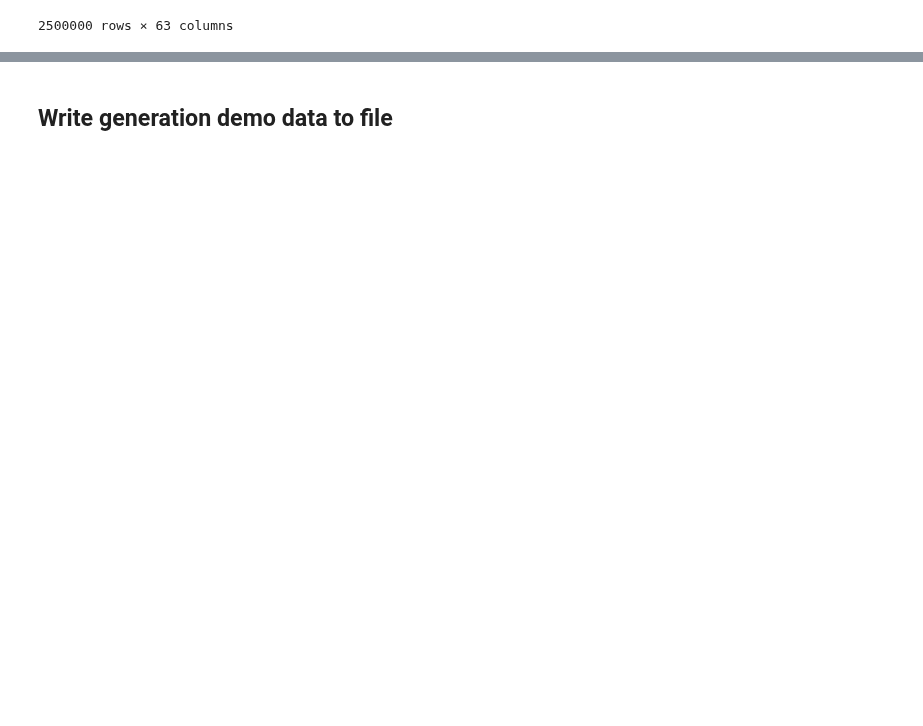
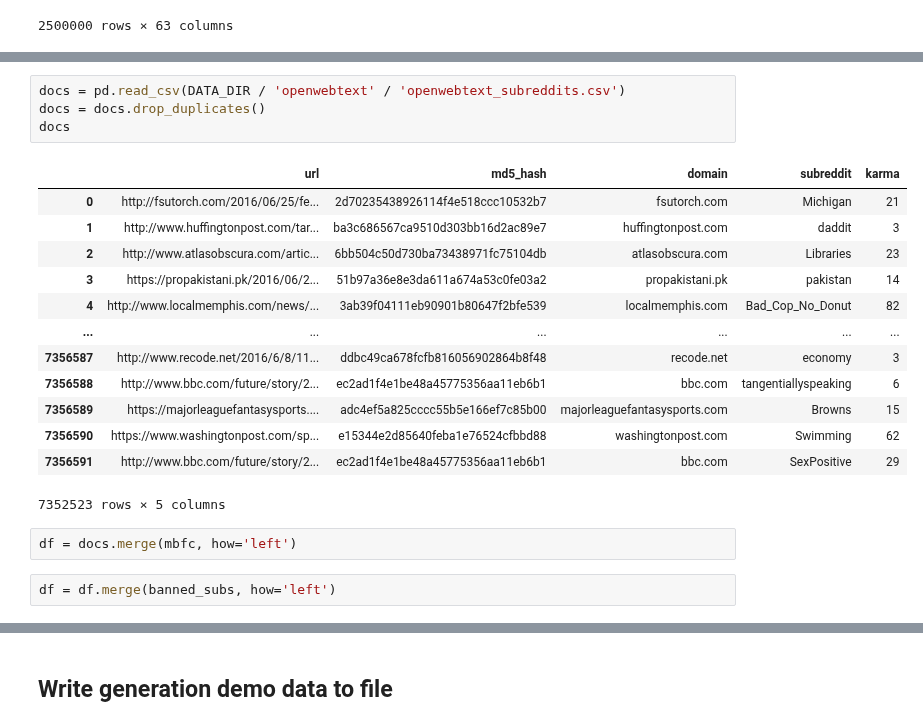
Before and after one commit to allenai/real-toxicity-prompts, a Jupyter notebook: notebooks/prompts.ipynb, the cells around one changed output, grey strips where cells are left out. Drawn from its saved outputs; the diff is of its cells as text; blank space fills up the shorter version.

```diff
--- a/notebooks/prompts.ipynb
+++ b/notebooks/prompts.ipynb
@@ -177,0 +194,22 @@ gpt2[gpt2.prompts.text.str.contains(gpt2_cherries[0])].gpt2.text.tolist()
+# %%
+docs = pd.read_csv(DATA_DIR / 'openwebtext' / 'openwebtext_subreddits.csv')
+docs = docs.drop_duplicates()
+docs
+# %% [output]
+|  | url | md5_hash | domain | subreddit | karma |
+| 0 | http://fsutorch.com/2016/06/25/fe... | 2d70235438926114f4e518ccc10532b7 | fsutorch.com | Michigan | 21 |
+| 1 | http://www.huffingtonpost.com/tar... | ba3c686567ca9510d303bb16d2ac89e7 | huffingtonpost.com | daddit | 3 |
+| 2 | http://www.atlasobscura.com/artic... | 6bb504c50d730ba73438971fc75104db | atlasobscura.com | Libraries | 23 |
+| 3 | https://propakistani.pk/2016/06/2... | 51b97a36e8e3da611a674a53c0fe03a2 | propakistani.pk | pakistan | 14 |
+| 4 | http://www.localmemphis.com/news/... | 3ab39f04111eb90901b80647f2bfe539 | localmemphis.com | Bad_Cop_No_Donut | 82 |
+| ... | ... | ... | ... | ... | ... |
+| 7356587 | http://www.recode.net/2016/6/8/11... | ddbc49ca678fcfb816056902864b8f48 | recode.net | economy | 3 |
+| 7356588 | http://www.bbc.com/future/story/2... | ec2ad1f4e1be48a45775356aa11eb6b1 | bbc.com | tangentiallyspeaking | 6 |
+| 7356589 | https://majorleaguefantasysports.... | adc4ef5a825cccc55b5e166ef7c85b00 | majorleaguefantasysports.com | Browns | 15 |
+| 7356590 | https://www.washingtonpost.com/sp... | e15344e2d85640feba1e76524cfbbd88 | washingtonpost.com | Swimming | 62 |
+| 7356591 | http://www.bbc.com/future/story/2... | ec2ad1f4e1be48a45775356aa11eb6b1 | bbc.com | SexPositive | 29 |
+7352523 rows × 5 columns
+# %%
+df = docs.merge(mbfc, how='left')
+# %%
+df = df.merge(banned_subs, how='left')
```
Also changed, not shown: parts of 19 cells of this notebook.
